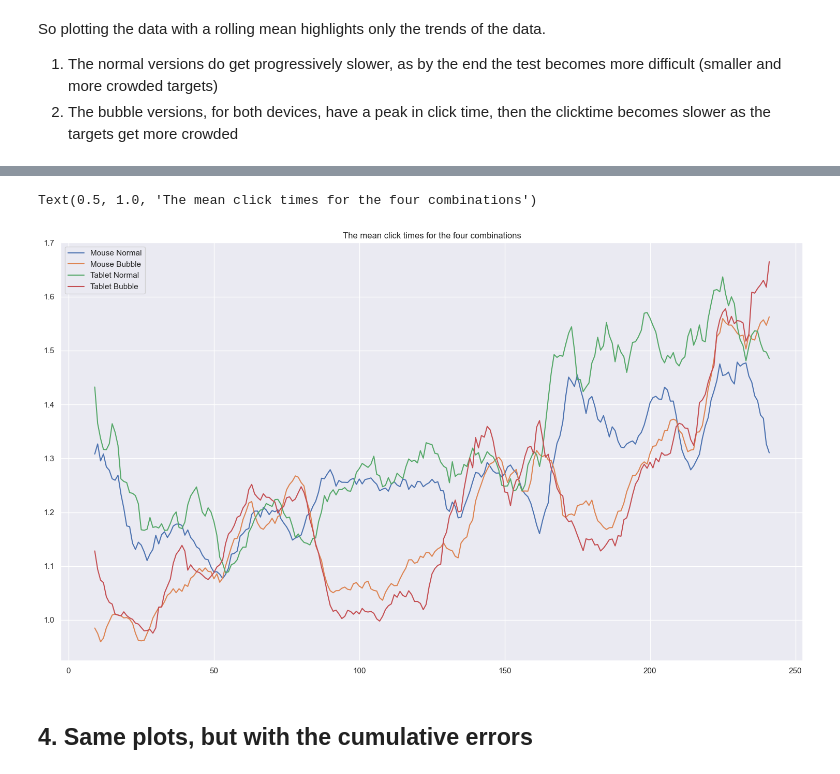
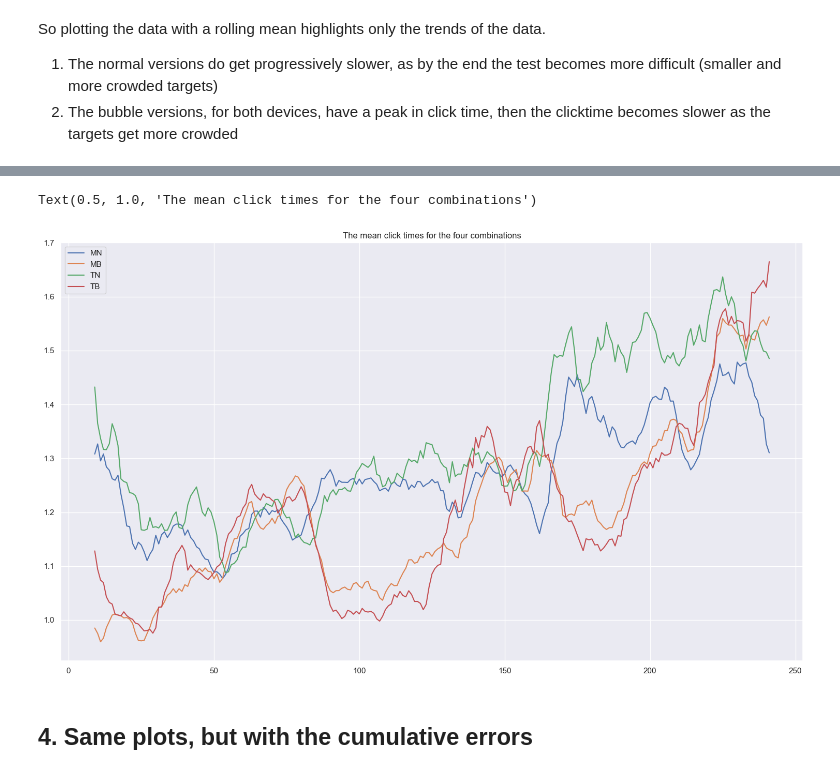
Before and after one commit to IoanaBaciu24/BubbleCursorExperiment, a Jupyter notebook: experiment_analysis.ipynb, the cells around one changed output, grey strips where cells are left out. Cells and saved outputs as stored; diff of their text form; code cells hidden in the pictures.

```diff
--- a/experiment_analysis.ipynb
+++ b/experiment_analysis.ipynb
@@ -273,17 +290,17 @@ Text(0.5, 1.0, 'The mean click times for the four combinations')
 # %%
 fig, ax = plt.subplots()
 fig.set_size_inches(18.5, 10.5)
 
-ax.plot(df_times_MN["meanClickTime"].rolling(10).mean(), label="Mouse Normal")
-ax.plot(df_times_MB["meanClickTime"].rolling(10).mean(), label="Mouse Bubble")
-ax.plot(df_times_TN["meanClickTime"].rolling(10).mean(), label="Tablet Normal")
-ax.plot(df_times_TB["meanClickTime"].rolling(10).mean(), label="Tablet Bubble")
+ax.plot(df_times_MN["meanClickTime"].rolling(10).mean(), label="MN")
+ax.plot(df_times_MB["meanClickTime"].rolling(10).mean(), label="MB")
+ax.plot(df_times_TN["meanClickTime"].rolling(10).mean(), label="TN")
+ax.plot(df_times_TB["meanClickTime"].rolling(10).mean(), label="TB")
 
 ax.legend()
-ax.set_title("The mean click times for the four combinations")
+ax.set_title("Mean click times over round")
 # %% [output]
 Text(0.5, 1.0, 'The mean click times for the four combinations')
-[figure, old version]
+[figure, new version]
 # %% [markdown]
 ## 4. Same plots, but with the cumulative errors
 # %%
```
Also changed, not shown: parts of 19 cells of this notebook.
